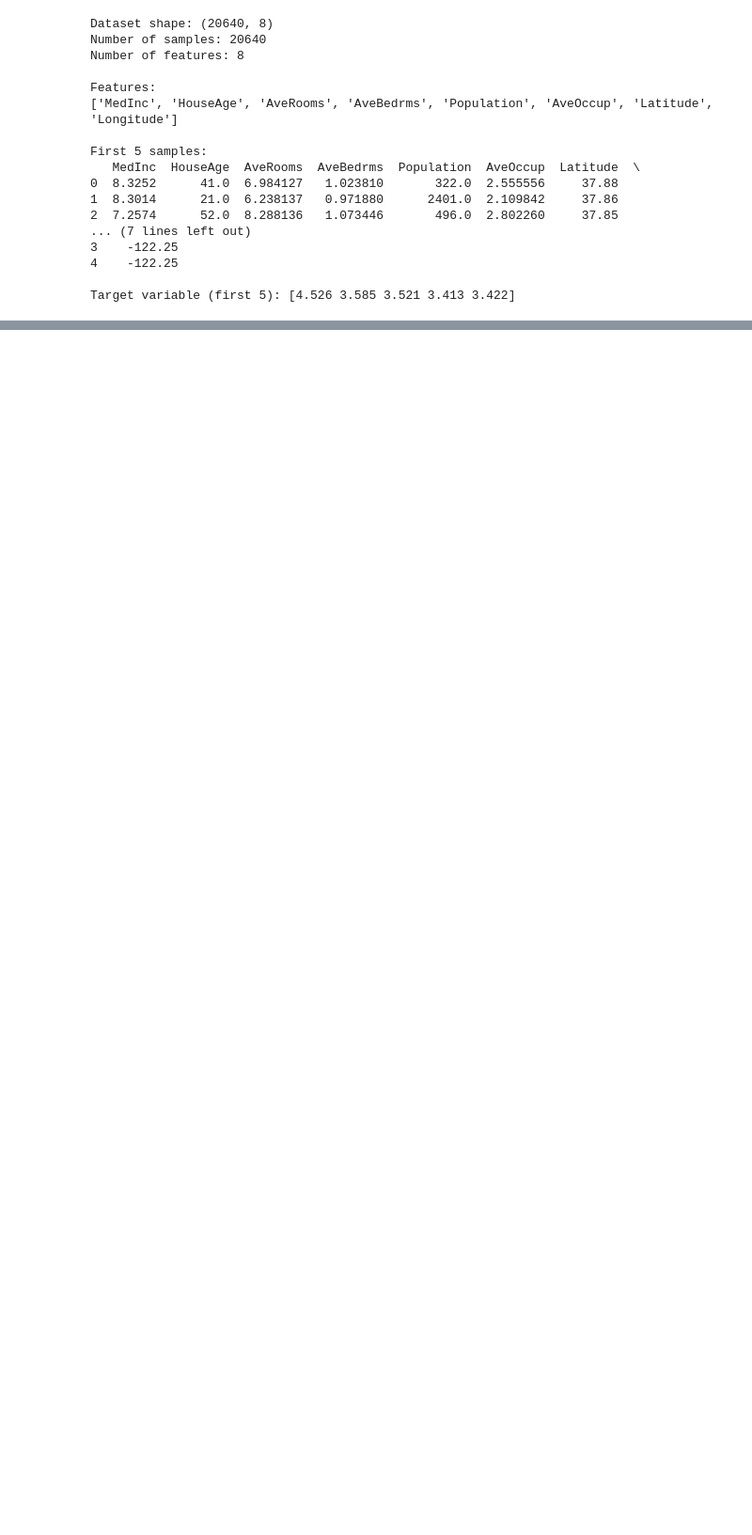
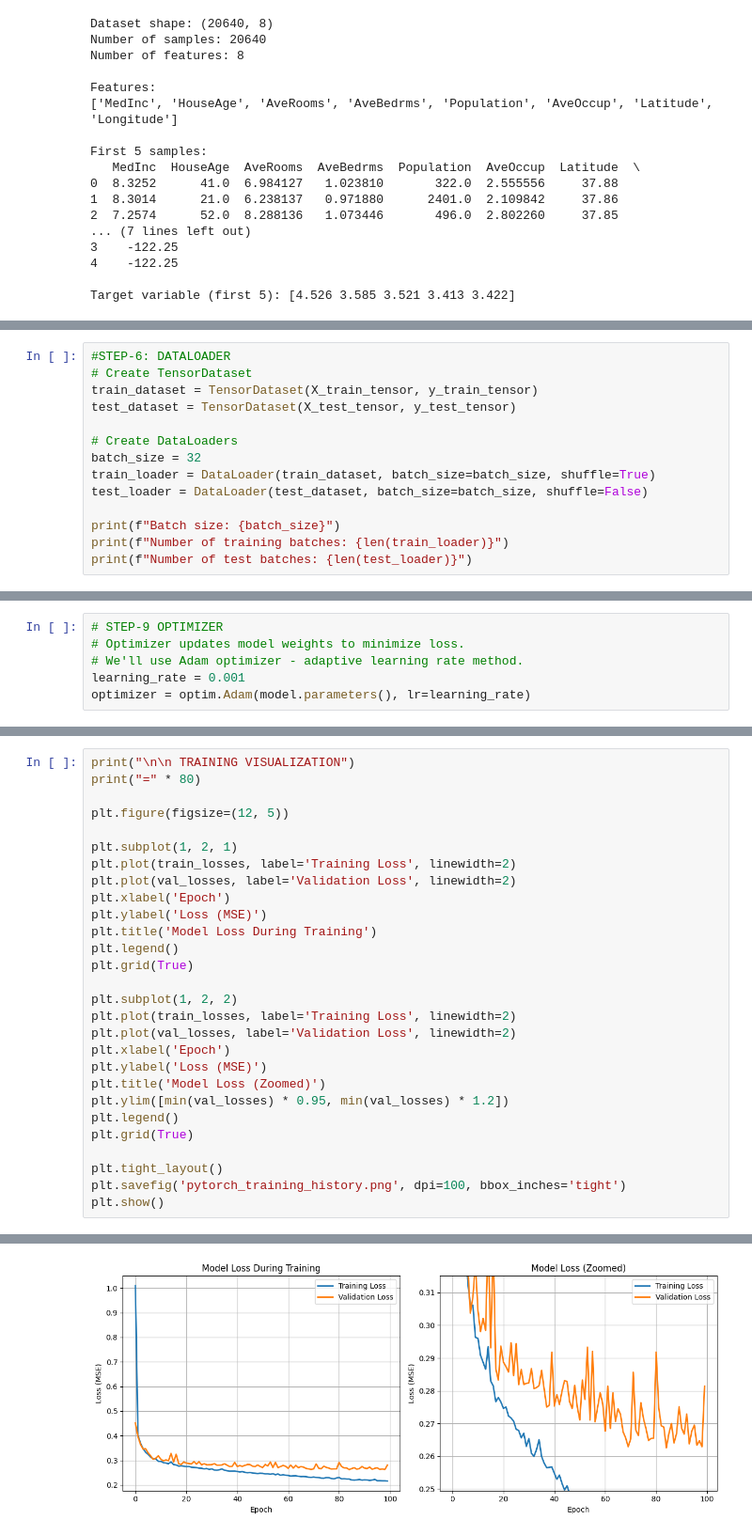
Before and after one commit to shivengg87/AI-ML, a Jupyter notebook: ANNwithpytorch.ipynb, the cells around one changed output, grey strips where cells are left out. Shown: that part at 94% size. Saved outputs shown, nothing was run; the diff lists cells and outputs as text; blank space fills up the shorter version.

```diff
--- a/ANNwithpytorch.ipynb
+++ b/ANNwithpytorch.ipynb
@@ -224,0 +170,14 @@ Actual price   : 47699.99980926514
+# %%
+#STEP-6: DATALOADER
+# Create TensorDataset
+train_dataset = TensorDataset(X_train_tensor, y_train_tensor)
+test_dataset = TensorDataset(X_test_tensor, y_test_tensor)
+
+# Create DataLoaders
+batch_size = 32
+train_loader = DataLoader(train_dataset, batch_size=batch_size, shuffle=True)
+test_loader = DataLoader(test_dataset, batch_size=batch_size, shuffle=False)
+
+print(f"Batch size: {batch_size}")
+print(f"Number of training batches: {len(train_loader)}")
+print(f"Number of test batches: {len(test_loader)}")
@@ -224,0 +294,6 @@ Actual price   : 47699.99980926514
+# %%
+# STEP-9 OPTIMIZER
+# Optimizer updates model weights to minimize loss.
+# We'll use Adam optimizer - adaptive learning rate method.
+learning_rate = 0.001
+optimizer = optim.Adam(model.parameters(), lr=learning_rate)
@@ -224,0 +373,29 @@ Actual price   : 47699.99980926514
+# %%
+print("\n\n TRAINING VISUALIZATION")
+print("=" * 80)
+
+plt.figure(figsize=(12, 5))
+
+plt.subplot(1, 2, 1)
+plt.plot(train_losses, label='Training Loss', linewidth=2)
+plt.plot(val_losses, label='Validation Loss', linewidth=2)
+plt.xlabel('Epoch')
+plt.ylabel('Loss (MSE)')
+plt.title('Model Loss During Training')
+plt.legend()
+plt.grid(True)
+
+plt.subplot(1, 2, 2)
+plt.plot(train_losses, label='Training Loss', linewidth=2)
+plt.plot(val_losses, label='Validation Loss', linewidth=2)
+plt.xlabel('Epoch')
+plt.ylabel('Loss (MSE)')
+plt.title('Model Loss (Zoomed)')
+plt.ylim([min(val_losses) * 0.95, min(val_losses) * 1.2])
+plt.legend()
+plt.grid(True)
+
+plt.tight_layout()
+plt.savefig('pytorch_training_history.png', dpi=100, bbox_inches='tight')
+plt.show()
+# %% [output]
@@ -224,0 +404 @@ Actual price   : 47699.99980926514
+[figure, added]
```
Also changed, not shown: parts of 20 cells of this notebook.
